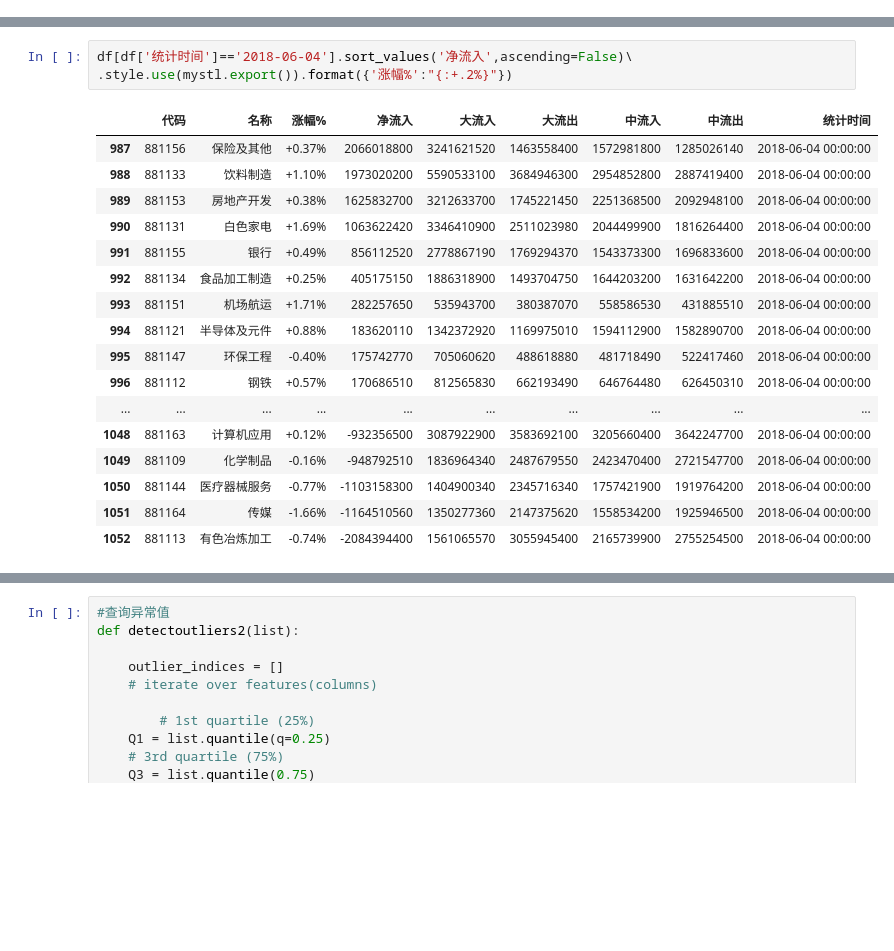
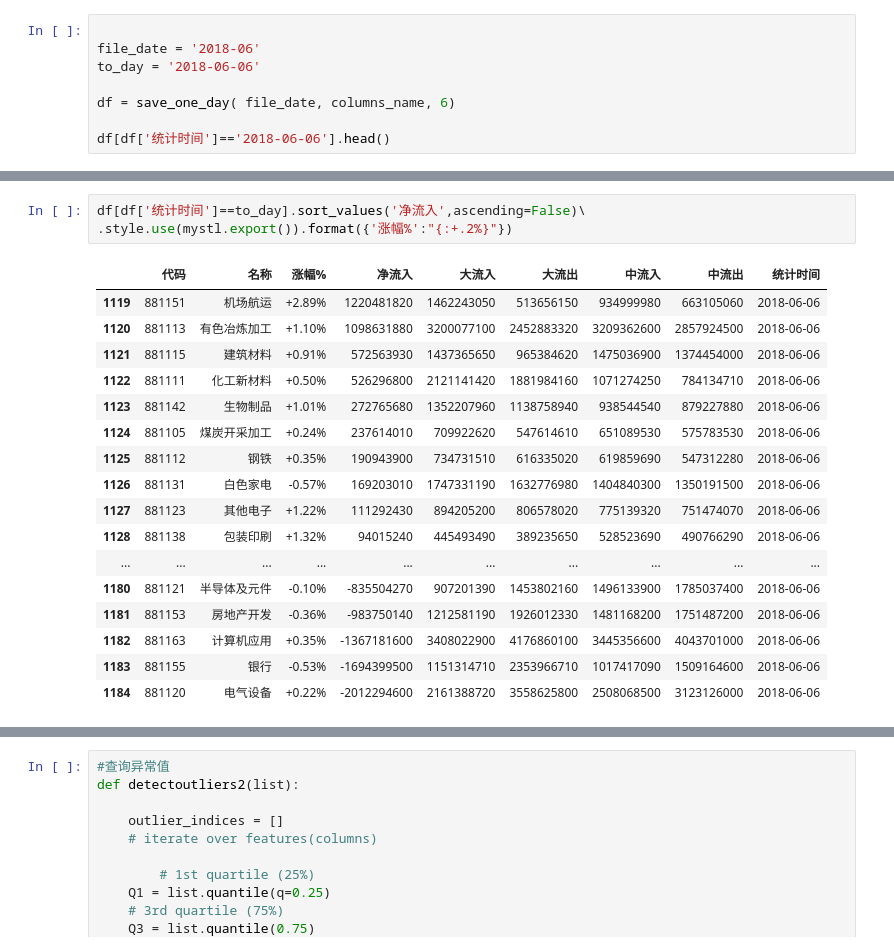
Before and after one commit to sunmd/DataAnlysisDemo, a Jupyter notebook: StockAnlysis.ipynb, the cells around one changed output, grey strips where cells are left out. Drawn from its saved outputs; the diff is of its cells as text; blank space fills up the shorter version.

```diff
--- a/StockAnlysis.ipynb
+++ b/StockAnlysis.ipynb
@@ -143,0 +158,8 @@ bar(subset=['涨幅%','净流入'], align='mid', color=['#5fba7d', '#d65f5f'], w
+# %%
+
+file_date = '2018-06'
+to_day = '2018-06-06'
+
+df = save_one_day( file_date, columns_name, 6)
+
+df[df['统计时间']=='2018-06-06'].head()
@@ -144,23 +173,23 @@ bar(subset=['涨幅%','净流入'], align='mid', color=['#5fba7d', '#d65f5f'], w
 # %%
-df[df['统计时间']=='2018-06-04'].sort_values('净流入',ascending=False)\
+df[df['统计时间']==to_day].sort_values('净流入',ascending=False)\
 .style.use(mystl.export()).format({'涨幅%':"{:+.2%}"})
 # %% [output]
 |  | 代码 | 名称 | 涨幅% | 净流入 | 大流入 | 大流出 | 中流入 | 中流出 | 统计时间 |
-| 987 | 881156 | 保险及其他 | +0.37% | 2066018800 | 3241621520 | 1463558400 | 1572981800 | 1285026140 | 2018-06-04 00:00:00 |
-| 988 | 881133 | 饮料制造 | +1.10% | 1973020200 | 5590533100 | 3684946300 | 2954852800 | 2887419400 | 2018-06-04 00:00:00 |
-| 989 | 881153 | 房地产开发 | +0.38% | 1625832700 | 3212633700 | 1745221450 | 2251368500 | 2092948100 | 2018-06-04 00:00:00 |
-| 990 | 881131 | 白色家电 | +1.69% | 1063622420 | 3346410900 | 2511023980 | 2044499900 | 1816264400 | 2018-06-04 00:00:00 |
-| 991 | 881155 | 银行 | +0.49% | 856112520 | 2778867190 | 1769294370 | 1543373300 | 1696833600 | 2018-06-04 00:00:00 |
-| 992 | 881134 | 食品加工制造 | +0.25% | 405175150 | 1886318900 | 1493704750 | 1644203200 | 1631642200 | 2018-06-04 00:00:00 |
-| 993 | 881151 | 机场航运 | +1.71% | 282257650 | 535943700 | 380387070 | 558586530 | 431885510 | 2018-06-04 00:00:00 |
-| 994 | 881121 | 半导体及元件 | +0.88% | 183620110 | 1342372920 | 1169975010 | 1594112900 | 1582890700 | 2018-06-04 00:00:00 |
-| 995 | 881147 | 环保工程 | -0.40% | 175742770 | 705060620 | 488618880 | 481718490 | 522417460 | 2018-06-04 00:00:00 |
-| 996 | 881112 | 钢铁 | +0.57% | 170686510 | 812565830 | 662193490 | 646764480 | 626450310 | 2018-06-04 00:00:00 |
+| 1119 | 881151 | 机场航运 | +2.89% | 1220481820 | 1462243050 | 513656150 | 934999980 | 663105060 | 2018-06-06 |
+| 1120 | 881113 | 有色冶炼加工 | +1.10% | 1098631880 | 3200077100 | 2452883320 | 3209362600 | 2857924500 | 2018-06-06 |
+| 1121 | 881115 | 建筑材料 | +0.91% | 572563930 | 1437365650 | 965384620 | 1475036900 | 1374454000 | 2018-06-06 |
+| 1122 | 881111 | 化工新材料 | +0.50% | 526296800 | 2121141420 | 1881984160 | 1071274250 | 784134710 | 2018-06-06 |
+| 1123 | 881142 | 生物制品 | +1.01% | 272765680 | 1352207960 | 1138758940 | 938544540 | 879227880 | 2018-06-06 |
+| 1124 | 881105 | 煤炭开采加工 | +0.24% | 237614010 | 709922620 | 547614610 | 651089530 | 575783530 | 2018-06-06 |
+| 1125 | 881112 | 钢铁 | +0.35% | 190943900 | 734731510 | 616335020 | 619859690 | 547312280 | 2018-06-06 |
+| 1126 | 881131 | 白色家电 | -0.57% | 169203010 | 1747331190 | 1632776980 | 1404840300 | 1350191500 | 2018-06-06 |
+| 1127 | 881123 | 其他电子 | +1.22% | 111292430 | 894205200 | 806578020 | 775139320 | 751474070 | 2018-06-06 |
+| 1128 | 881138 | 包装印刷 | +1.32% | 94015240 | 445493490 | 389235650 | 528523690 | 490766290 | 2018-06-06 |
 | ... | ... | ... | ... | ... | ... | ... | ... | ... | ... |
-| 1048 | 881163 | 计算机应用 | +0.12% | -932356500 | 3087922900 | 3583692100 | 3205660400 | 3642247700 | 2018-06-04 00:00:00 |
-| 1049 | 881109 | 化学制品 | -0.16% | -948792510 | 1836964340 | 2487679550 | 2423470400 | 2721547700 | 2018-06-04 00:00:00 |
-| 1050 | 881144 | 医疗器械服务 | -0.77% | -1103158300 | 1404900340 | 2345716340 | 1757421900 | 1919764200 | 2018-06-04 00:00:00 |
-| 1051 | 881164 | 传媒 | -1.66% | -1164510560 | 1350277360 | 2147375620 | 1558534200 | 1925946500 | 2018-06-04 00:00:00 |
-| 1052 | 881113 | 有色冶炼加工 | -0.74% | -2084394400 | 1561065570 | 3055945400 | 2165739900 | 2755254500 | 2018-06-04 00:00:00 |
+| 1180 | 881121 | 半导体及元件 | -0.10% | -835504270 | 907201390 | 1453802160 | 1496133900 | 1785037400 | 2018-06-06 |
+| 1181 | 881153 | 房地产开发 | -0.36% | -983750140 | 1212581190 | 1926012330 | 1481168200 | 1751487200 | 2018-06-06 |
+| 1182 | 881163 | 计算机应用 | +0.35% | -1367181600 | 3408022900 | 4176860100 | 3445356600 | 4043701000 | 2018-06-06 |
+| 1183 | 881155 | 银行 | -0.53% | -1694399500 | 1151314710 | 2353966710 | 1017417090 | 1509164600 | 2018-06-06 |
+| 1184 | 881120 | 电气设备 | +0.22% | -2012294600 | 2161388720 | 3558625800 | 2508068500 | 3123126000 | 2018-06-06 |
 # %%
 #按分类进行统计
```
Also changed, not shown: parts of 13 cells of this notebook, 5 other files.
